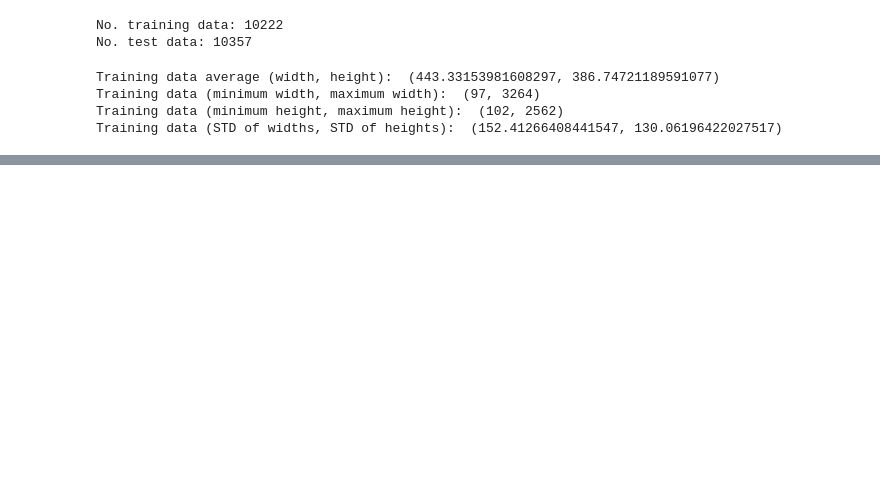
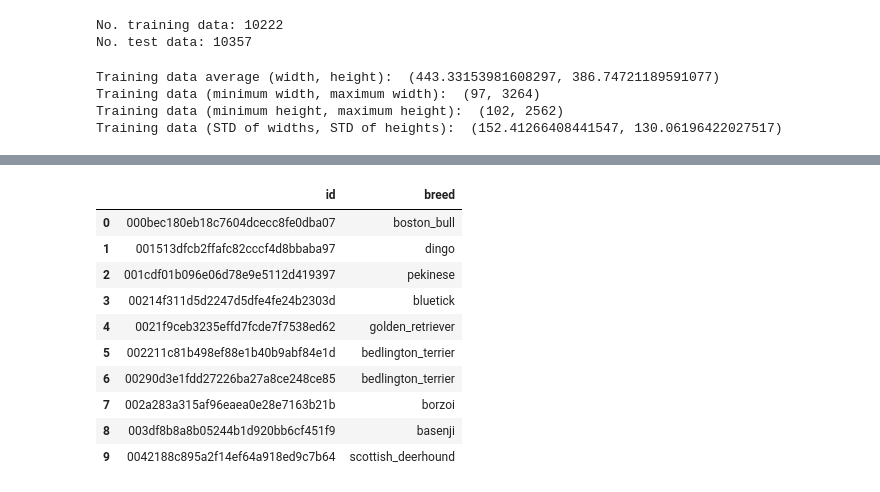
Before and after one commit to djsaunde/Kaggle-Competitions, a Jupyter notebook: Dog Breed Identification/code/Data Exploration.ipynb, the cells around one changed output, grey strips where cells are left out. Saved outputs shown, nothing was run; the diff lists cells and outputs as text; code cells hidden in the pictures; blank space fills up the shorter version.

```diff
--- a/Dog Breed Identification/code/Data Exploration.ipynb
+++ b/Dog Breed Identification/code/Data Exploration.ipynb
@@ -102,0 +115,19 @@ Interestingly, the data varies dramatically in size, but most are concentrated a
+# %%
+# Load up the training data labels using pandas (for .csv files, it's quite fast).
+train_labels_path = os.path.join('..', 'data', 'labels.csv')
+train_labels = pd.read_csv(train_labels_path)
+
+# Show the first 10 lines of the DataFrame containing fields "id" and "breed".
+train_labels.head(10)
+# %% [output]
+|  | id | breed |
+| 0 | 000bec180eb18c7604dcecc8fe0dba07 | boston_bull |
+| 1 | 001513dfcb2ffafc82cccf4d8bbaba97 | dingo |
+| 2 | 001cdf01b096e06d78e9e5112d419397 | pekinese |
+| 3 | 00214f311d5d2247d5dfe4fe24b2303d | bluetick |
+| 4 | 0021f9ceb3235effd7fcde7f7538ed62 | golden_retriever |
+| 5 | 002211c81b498ef88e1b40b9abf84e1d | bedlington_terrier |
+| 6 | 00290d3e1fdd27226ba27a8ce248ce85 | bedlington_terrier |
+| 7 | 002a283a315af96eaea0e28e7163b21b | borzoi |
+| 8 | 003df8b8a8b05244b1d920bb6cf451f9 | basenji |
+| 9 | 0042188c895a2f14ef64a918ed9c7b64 | scottish_deerhound |
```
Also changed, not shown: parts of 24 cells of this notebook, 1 other file.
